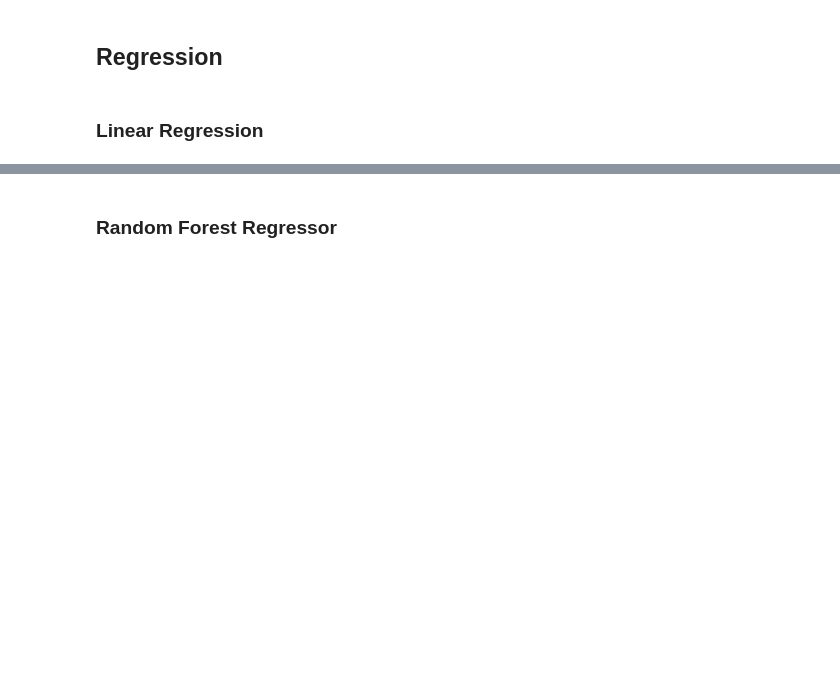
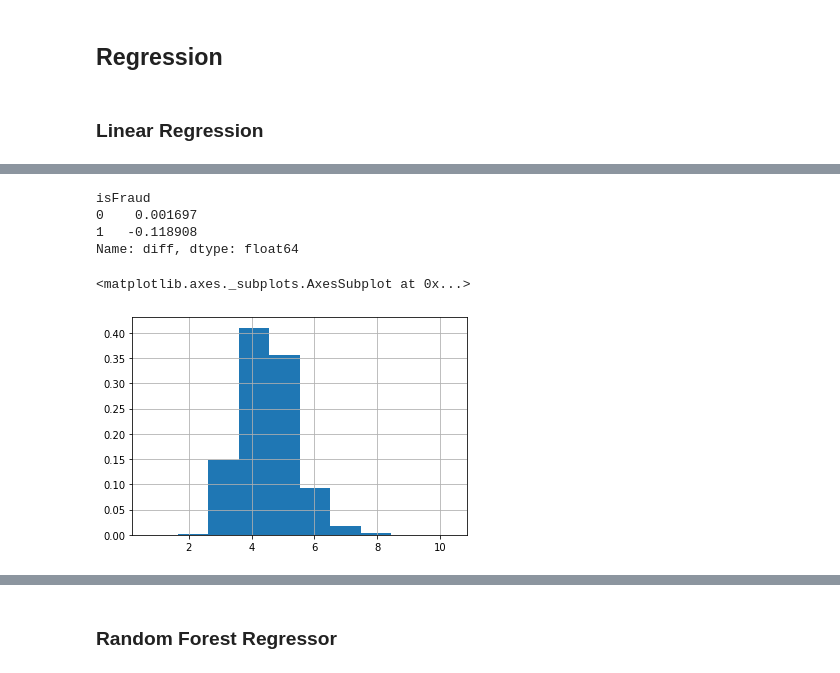
Before and after one commit to kaymal/IEEE-fraud-detection, a Jupyter notebook: 5-baseline-model.ipynb, the cells around one changed output, grey strips where cells are left out. Drawn from its saved outputs; the diff is of its cells as text; code cells hidden in the pictures; blank space fills up the shorter version.

```diff
--- a/5-baseline-model.ipynb
+++ b/5-baseline-model.ipynb
@@ -713,15 +732,14 @@ submission.to_csv('submission.csv', index=False)
 from sklearn.linear_model import LinearRegression
 
 # Create a list of columns to drop
-remove_list = ['isFraud', 'TransactionID', 'TransactionAmt_log']
+remove_list = ['isFraud', 'TransactionAmt', 'TransactionAmt_log']
 
 # Create features and target
 X = df.dropna().drop(remove_list, axis=1)
-X = pd.get_dummies(X)
 y = df.dropna().TransactionAmt_log
 
 # Split data into training and test set
-X_train, X_test, y_train, y_test = train_test_split(X, y, test_size=.4, random_state=0)
+X_train, X_test, y_train, y_test = train_test_split(X, y, test_size=.3, random_state=0)
 
 # Create the regressor
 reg_lin = LinearRegression()
@@ -736,0 +785,12 @@ rmse : 0.825465119441111 , mae:  0.6483641767248283 , r2:  0.1707578679107724
+# %%
+result.groupby('isFraud').diff.mean()
+# %% [output]
+isFraud
+0    0.001697
+1   -0.118908
+Name: diff, dtype: float64
+# %%
+y_test.hist(density=True)
+# %% [output]
+<matplotlib.axes._subplots.AxesSubplot at 0x...>
+[figure, added]
```
Also changed, not shown: parts of 35 cells of this notebook, 2 other files.
